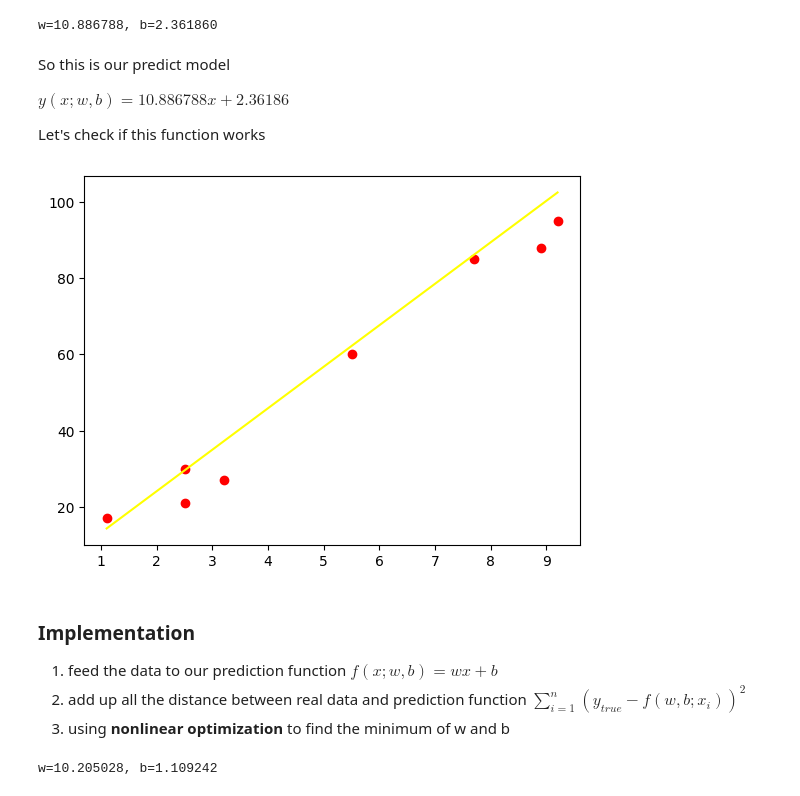
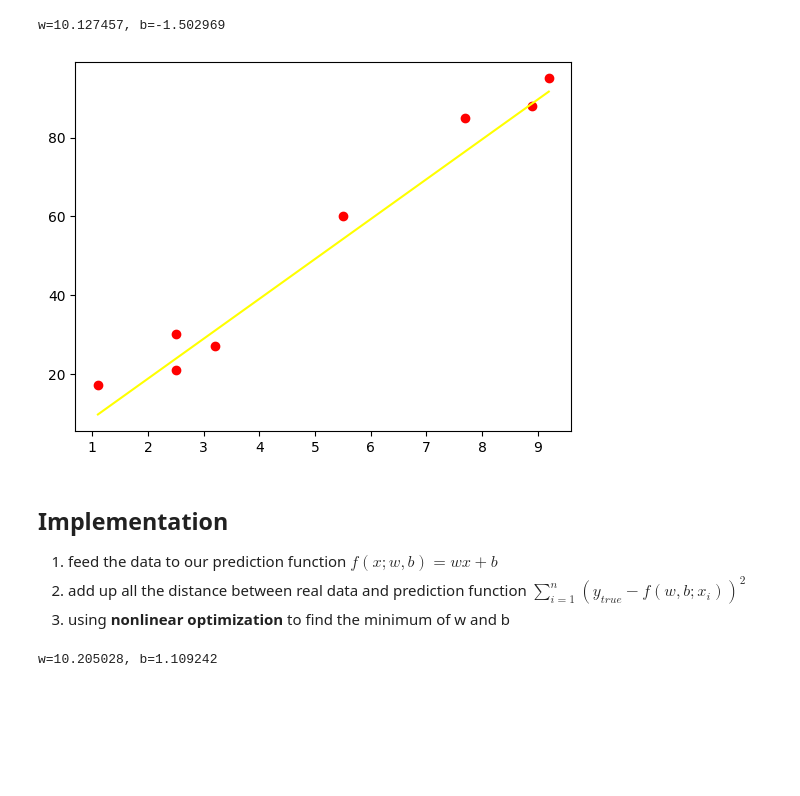
Before and after one commit to timbrist/Linear-Regression, a Jupyter notebook: simple_linear_regression.ipynb, the cells around one changed output. Drawn from its saved outputs; the diff is of its cells as text; code cells hidden in the pictures; blank space fills up the shorter version.

```diff
--- a/simple_linear_regression.ipynb
+++ b/simple_linear_regression.ipynb
@@ -105,34 +146,28 @@ $$\begin{align}
-# %%
-b = 556.76*(81.6*5868.6/556.76 - 886.0) / (556.76-81.6**2)
-w = (5868.6 + 81.6*b)/556.76
-print('w=%f, b=%f'%(w,b))
-# %% [output]
-w=10.886788, b=2.361860
-# %% [markdown]
-So this is our predict model
-
-$y(x;w,b) = 10.886788x+2.36186 $
-
-Let's check if this function works
+# %%
+b = ( (10.2*(720.1))/69.59 -110.8 ) / ( 2.0+(10.2**2)/69.59 )
+w = (720.1+10.2*b)/69.59
+print('w=%f, b=%f'%(w,b))
+# %% [output]
+w=10.127457, b=-1.502969
 # %%
 import numpy as np
 import matplotlib.pyplot as plt
 
 X=np.array([1.1, 2.5, 2.5, 3.2, 5.5, 7.7, 8.9, 9.2])
 #| 17  | 21  | 30  | 27  | 60  | 85  | 88  | 95  |
 Y=np.array([17, 21, 30, 27, 60, 85, 88, 95])
 
-b=2.361860
-w=10.886788
+b=-1.502969
+w=10.127457
 def predict(x):
     return w*x+b
 plt.scatter(X, Y, color = 'red')
 plt.plot(X ,predict(X), color ='yellow')
 plt.show()
 # %% [output]
-[figure, old version]
+[figure, new version]
 # %% [markdown]
-### Implementation
+## Implementation
 
 1. feed the data to our prediction function $ f(x;w,b) = wx+b $
 2. add up all the distance between real data and prediction function $ \sum_{i=1}^{n} (y_{true}-f(w,b;x_i))^2 $
```
Also changed, not shown: parts of 10 cells of this notebook.
